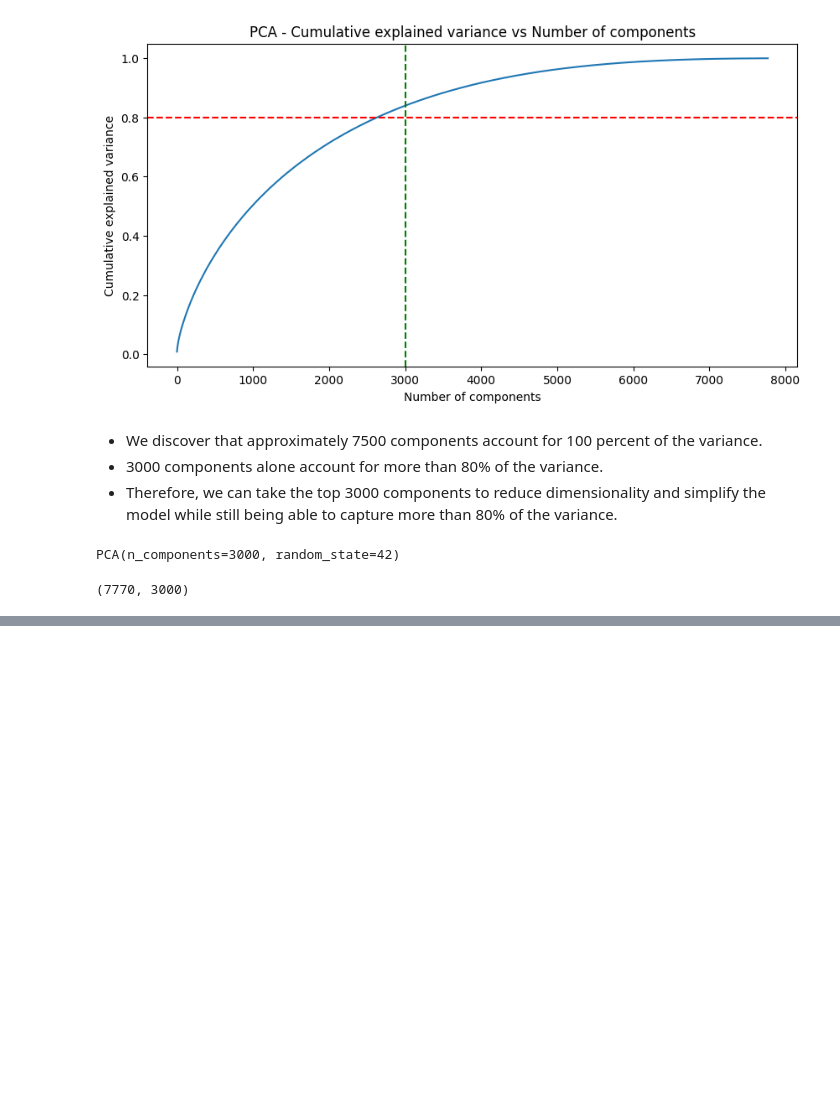
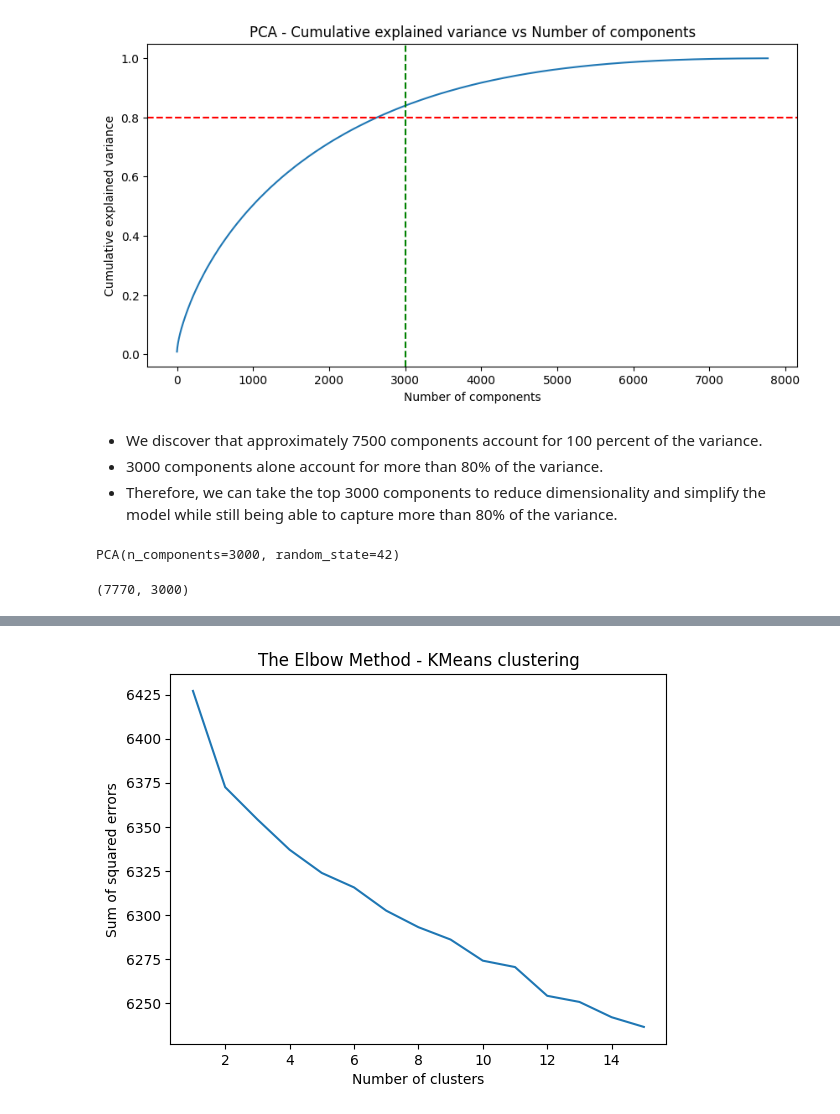
Before and after one commit to Shyam-S-Mishra/Shyam_S_Mishra_Unsupervised-ML_Capstone_Project_Clustering, a Jupyter notebook: Shyam_Shubham_Mishra_Unsupervised_ML_Capstone_Project_Clustering.ipynb, the cells around one changed output, grey strips where cells are left out. Drawn from its saved outputs; the diff is of its cells as text; code cells hidden in the pictures; blank space fills up the shorter version.

```diff
--- a/Shyam_Shubham_Mishra_Unsupervised_ML_Capstone_Project_Clustering.ipynb
+++ b/Shyam_Shubham_Mishra_Unsupervised_ML_Capstone_Project_Clustering.ipynb
@@ -592,0 +604,22 @@ X.shape
+# %%
+'''Elbow method to find the optimal value of K'''
+
+# Initialize a list to store the sum of squared errors for each value of K
+SSE = []
+
+for k in range(1, 16):
+  # Initialize the k-means model with the current value of K
+  kmeans = KMeans(n_clusters=k, init='k-means++', random_state=42)
+  # Fit the model to the data
+  kmeans.fit(X)
+  # Compute the sum of squared errors for the model
+  SSE.append(kmeans.inertia_)
+
+# Plot the values of SSE
+plt.plot(range(1, 16), SSE)
+plt.title('The Elbow Method - KMeans clustering')
+plt.xlabel('Number of clusters')
+plt.ylabel('Sum of squared errors')
+plt.show()
+# %% [output]
+[figure, added]
```
Also changed, not shown: parts of 22 cells of this notebook.
